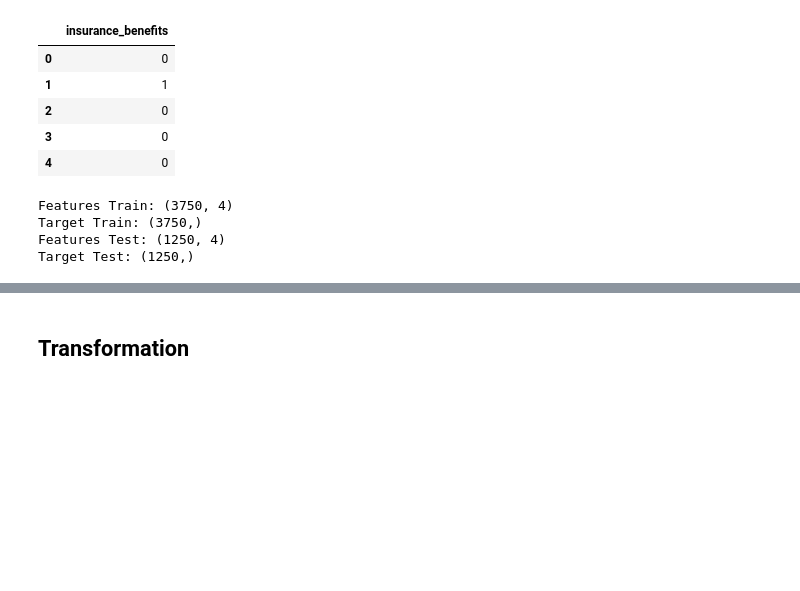
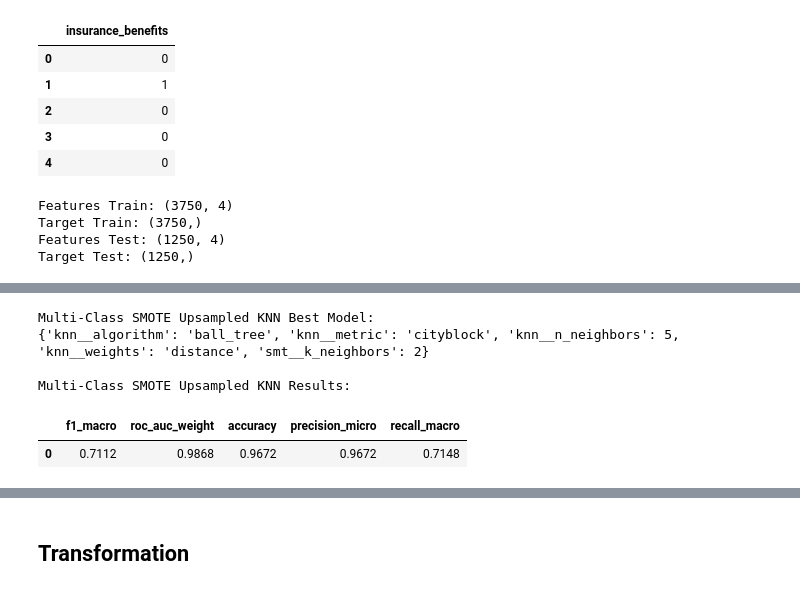
Before and after one commit to kellyshreeve/insurance, a Jupyter notebook: insurance_analysis.ipynb, the cells around one changed output, grey strips where cells are left out. Cells and saved outputs as stored; diff of their text form; code cells hidden in the pictures; blank space fills up the shorter version.

```diff
--- a/insurance_analysis.ipynb
+++ b/insurance_analysis.ipynb
@@ -930,0 +935,17 @@ display(knn_mult_gscv_result)
+# %%
+# SMOTE Upsamle Multi Class KNN
+upsample = SMOTE(sampling_strategy='not majority', random_state=123)
+model = KNeighborsClassifier(n_jobs=-1)
+
+pipe = Pipeline([('smt', upsample), ('scale', preprocessor), ('knn', model)])
+
+grid = {
+    'knn__n_neighbors':np.arange(1, 26, 2),
+    'knn__weights':['uniform', 'distance'],
+    'knn__algorithm':['ball_tree', 'kd_tree', 'brute'],
+    'knn__metric':['euclidean', 'cityblock', 'minkowski'],
+    'smt__k_neighbors':np.arange(1, 3)
+}
+
+knn_mult_smt_gscv = GridSearchCV(pipe, param_grid=grid, scoring=scores, cv=3, refit='f1_macro')
+knn_mult_smt_gscv.fit(feat_train_mult, targ_train_mult)
@@ -930,0 +970,17 @@ display(knn_mult_gscv_result)
+# %%
+# Print SMOTE upsampled results
+knn_mult_smt_best, knn_mult_smt_gscv_result = gscv_results(knn_mult_smt_gscv, 'f1_macro', 'roc_auc_weight',
+                                                   'accuracy', 'precision_micro', 'recall_macro')
+
+print('Multi-Class SMOTE Upsampled KNN Best Model:')
+print(knn_mult_smt_best)
+print()
+print('Multi-Class SMOTE Upsampled KNN CV Results:')
+display(knn_mult_smt_gscv_result)
+# %% [output]
+Multi-Class SMOTE Upsampled KNN Best Model:
+{'knn__algorithm': 'ball_tree', 'knn__metric': 'cityblock', 'knn__n_neighbors': 5, 'knn__weights': 'distance', 'smt__k_neighbors': 2}
+
+Multi-Class SMOTE Upsampled KNN Results:
+|  | f1_macro | roc_auc_weight | accuracy | precision_micro | recall_macro |
+| 0 | 0.7112 | 0.9868 | 0.9672 | 0.9672 | 0.7148 |
```
Also changed, not shown: parts of 32 cells of this notebook.
